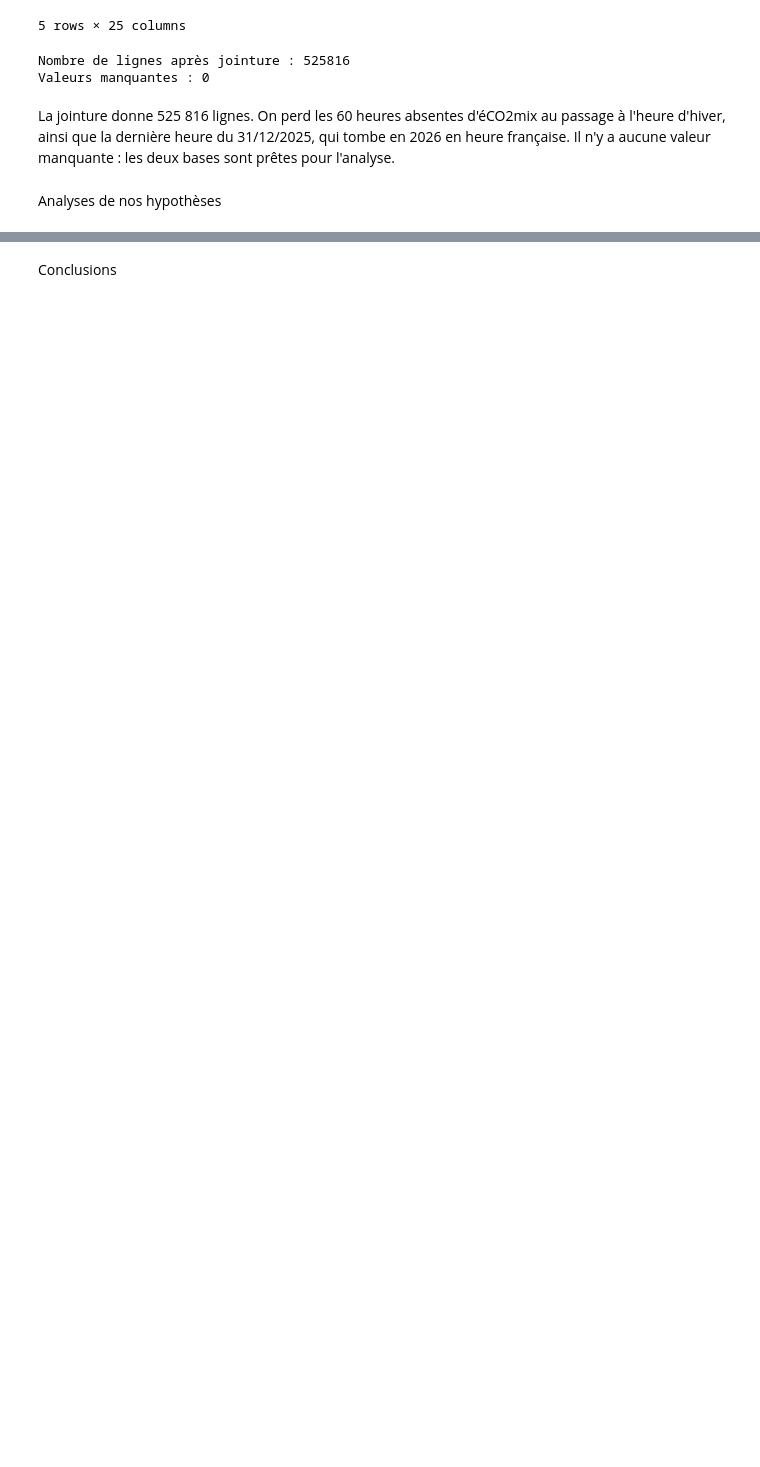
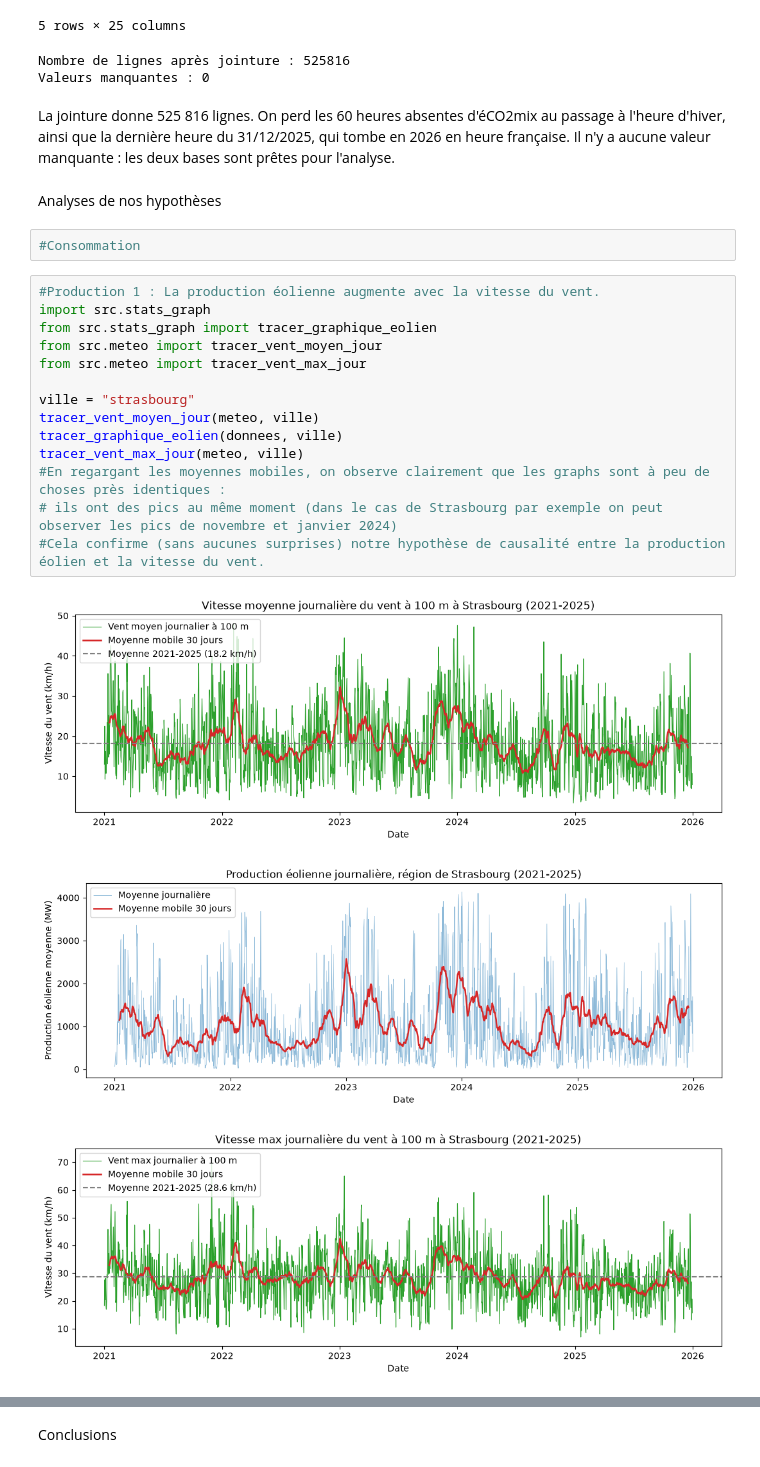
Before and after one commit to Cherif-git-code/Projet-Python-2026-2027, a Jupyter notebook: Rendu_final.ipynb, the cells around one changed output, grey strips where cells are left out. Cells and saved outputs as stored; diff of their text form; blank space fills up the shorter version.

Commit message:
Commit sur l'analyse de la prop 1 production

```diff
--- a/Rendu_final.ipynb
+++ b/Rendu_final.ipynb
@@ -246,3 +218,23 @@ Valeurs manquantes : 0
 La jointure donne 525 816 lignes. On perd les 60 heures absentes d'éCO2mix au passage à l'heure d'hiver, ainsi que la dernière heure du 31/12/2025, qui tombe en 2026 en heure française. Il n'y a aucune valeur manquante : les deux bases sont prêtes pour l'analyse.
 # %% [markdown]
 Analyses de nos hypothèses
+# %%
+#Consommation
+# %%
+#Production 1 : La production éolienne augmente avec la vitesse du vent.
+import src.stats_graph
+from src.stats_graph import tracer_graphique_eolien
+from src.meteo import tracer_vent_moyen_jour
+from src.meteo import tracer_vent_max_jour
+
+ville = "strasbourg"
+tracer_vent_moyen_jour(meteo, ville)
+tracer_graphique_eolien(donnees, ville)
+tracer_vent_max_jour(meteo, ville)
+#En regargant les moyennes mobiles, on observe clairement que les graphs sont à peu de choses près identiques :
+# ils ont des pics au même moment (dans le cas de Strasbourg par exemple on peut observer les pics de novembre et janvier 2024)
+#Cela confirme (sans aucunes surprises) notre hypothèse de causalité entre la production éolien et la vitesse du vent.
+# %% [output]
+[figure, added]
+[figure, added]
+[figure, added]
```
Also changed, not shown: parts of 9 cells of this notebook, 2 other files.
